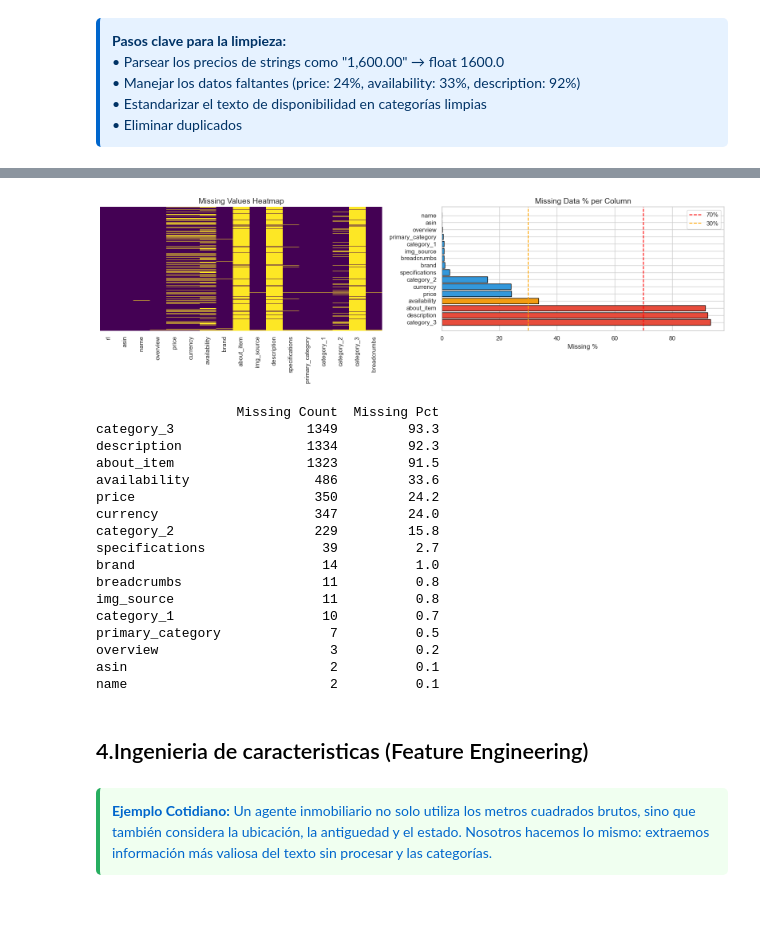
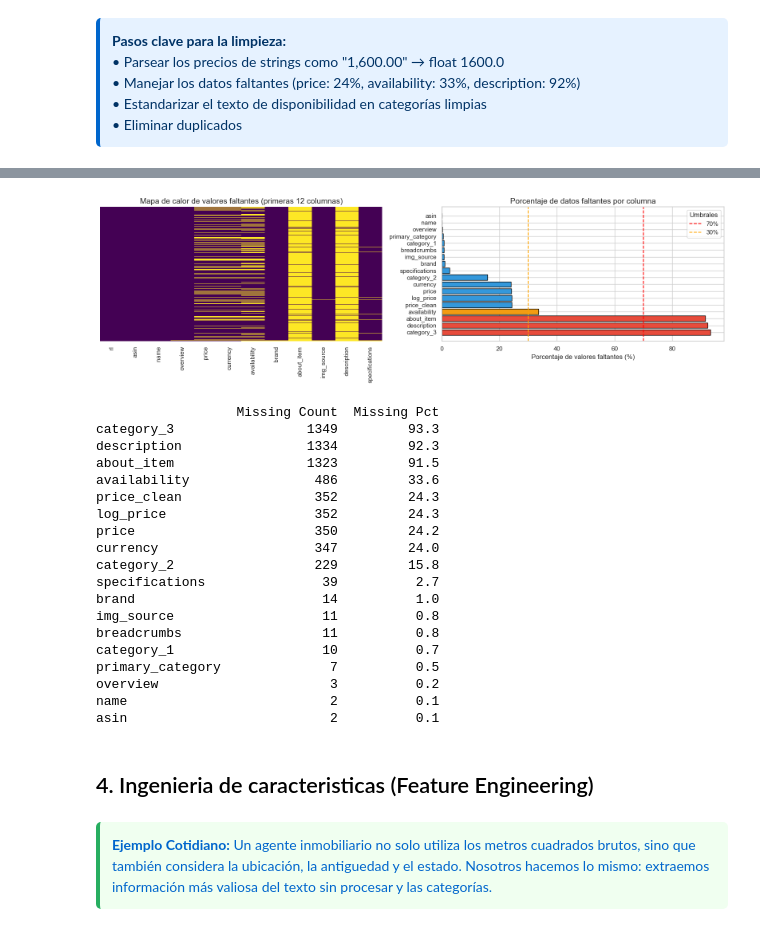
Before and after one commit to islas-diego23/9AIEVND-ADND-Practicas-230550, a Jupyter notebook: practica04/Practica04_230550.ipynb, the cells around one changed output, grey strips where cells are left out. Cells and saved outputs as stored; diff of their text form; code cells hidden in the pictures.

```diff
--- a/practica04/Practica04_230550.ipynb
+++ b/practica04/Practica04_230550.ipynb
@@ -265,58 +256,64 @@ df[['name', 'price_clean', 'avail_clean',
 # %%
 # Missing value summary
 missing = pd.DataFrame({
-    'Missing Count': df_raw.isnull().sum(),
-    'Missing Pct': (df_raw.isnull().sum() / len(df_raw) * 100).round(1)
+    'Missing Count': df.isnull().sum(),
+    'Missing Pct'  : (df.isnull().sum() / len(df) * 100).round(1)
 }).sort_values('Missing Pct', ascending=False)
 
 fig, axes = plt.subplots(1, 2, figsize=(16, 5))
 
-# Aquí corregí 'Viridis' por 'viridis' con minúscula
-sns.heatmap(df_raw.isnull(), cbar=False, yticklabels=False,
-            cmap='viridis', ax=axes[0])
-axes[0].set_title('Missing Values Heatmap')
+sns.heatmap(
+    df[df.columns[:12]].isnull(),
+    cbar=False,
+    yticklabels=False,
+    cmap='viridis',
+    ax=axes[0]
+)
+axes[0].set_title('Mapa de calor de valores faltantes (primeras 12 columnas)')
 
 mv = missing[missing['Missing Pct'] > 0]
-colors_mv = ['#e74c3c' if v > 70 else '#f39c12' if v > 30 else '#3498db'
-             for v in mv['Missing Pct']]
+colors_mv = [
+    '#e74c3c' if v > 70 else '#f39c12' if v > 30 else '#3498db'
+    for v in mv['Missing Pct']
+]
 
-# Dibujar barras solo si hay columnas con valores faltantes
-if not mv.empty:
-    axes[1].barh(mv.index, mv['Missing Pct'], color=colors_mv, edgecolor='black')
-    axes[1].axvline(70, color='red', linestyle='--', label='70%')
-    axes[1].axvline(30, color='orange', linestyle='--', label='30%')
-    axes[1].set_xlabel('Missing %')
-    axes[1].set_title('Missing Data % per Column')
-    axes[1].legend()
-else:
-    axes[1].text(0.5, 0.5, 'No hay valores faltantes',
-                 horizontalalignment='center', verticalalignment='center')
+axes[1].barh(mv.index, mv['Missing Pct'],
+             color=colors_mv, edgecolor='black')
+
+axes[1].axvline(70, color='red', linestyle='--', label='70%')
+axes[1].axvline(30, color='orange', linestyle='--', label='30%')
+
+axes[1].set_xlabel('Porcentaje de valores faltantes (%)')
+axes[1].set_title('Porcentaje de datos faltantes por columna')
+axes[1].legend(title='Umbrales')
 
 plt.tight_layout()
 plt.show()
 
 print(missing[missing['Missing Count'] > 0].to_string())
 # %% [output]
-[figure, old version]
+[figure, new version]
                   Missing Count  Missing Pct
 category_3                 1349         93.3
 description                1334         92.3
 about_item                 1323         91.5
 availability                486         33.6
+price_clean                 352         24.3
+log_price                   352         24.3
 price                       350         24.2
 currency                    347         24.0
 category_2                  229         15.8
 specifications               39          2.7
 brand                        14          1.0
+img_source                   11          0.8
 breadcrumbs                  11          0.8
-img_source                   11          0.8
 category_1                   10          0.7
 primary_category              7          0.5
 overview                      3          0.2
+name                          2          0.1
 asin                          2          0.1
-name                          2          0.1
 # %% [markdown]
-## 4.Ingenieria de caracteristicas (Feature Engineering)
+## 4. Ingenieria de caracteristicas (Feature Engineering) <a id='s4'></a>
 # %% [markdown]
 <div style="background:#f0fff0; padding:12px; border-left:4px solid #27ae60; border-radius:5px; color:#0066cc;">
 <b>Ejemplo Cotidiano:</b> Un agente inmobiliario no solo utiliza los metros cuadrados brutos, sino que también considera la ubicación, la antiguedad y
```
Also changed, not shown: parts of 44 cells of this notebook.
